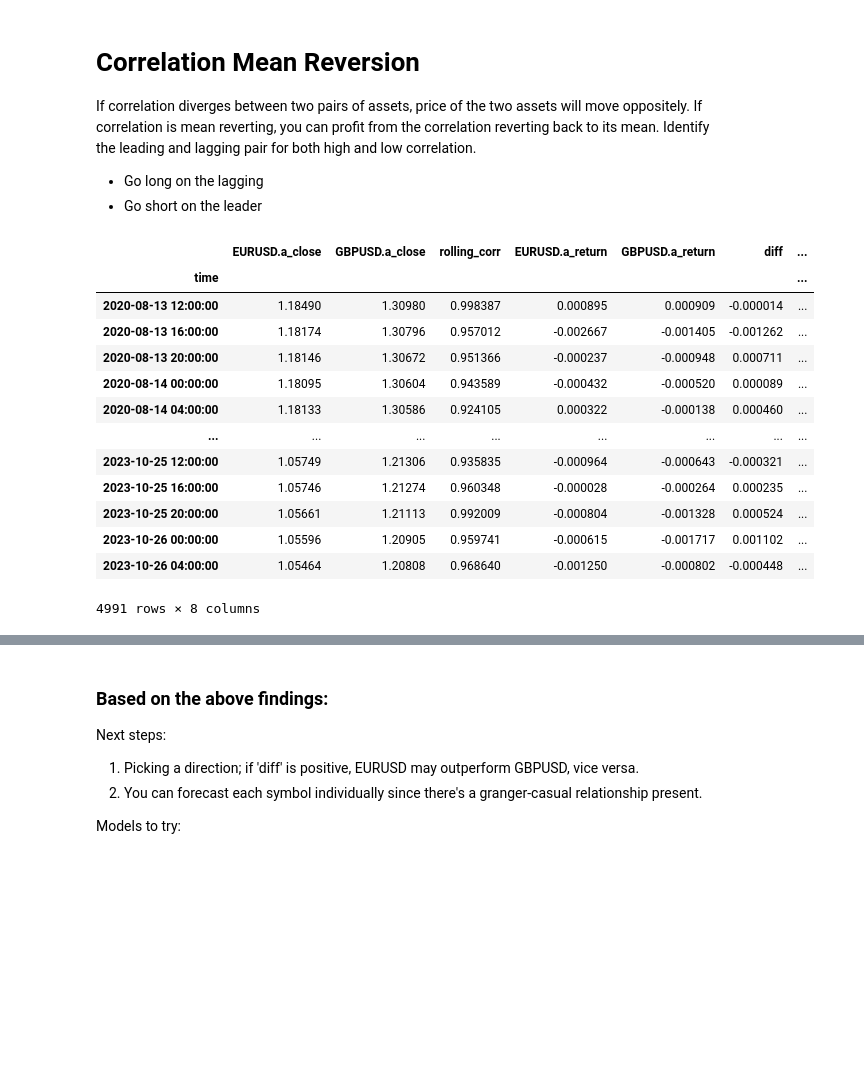
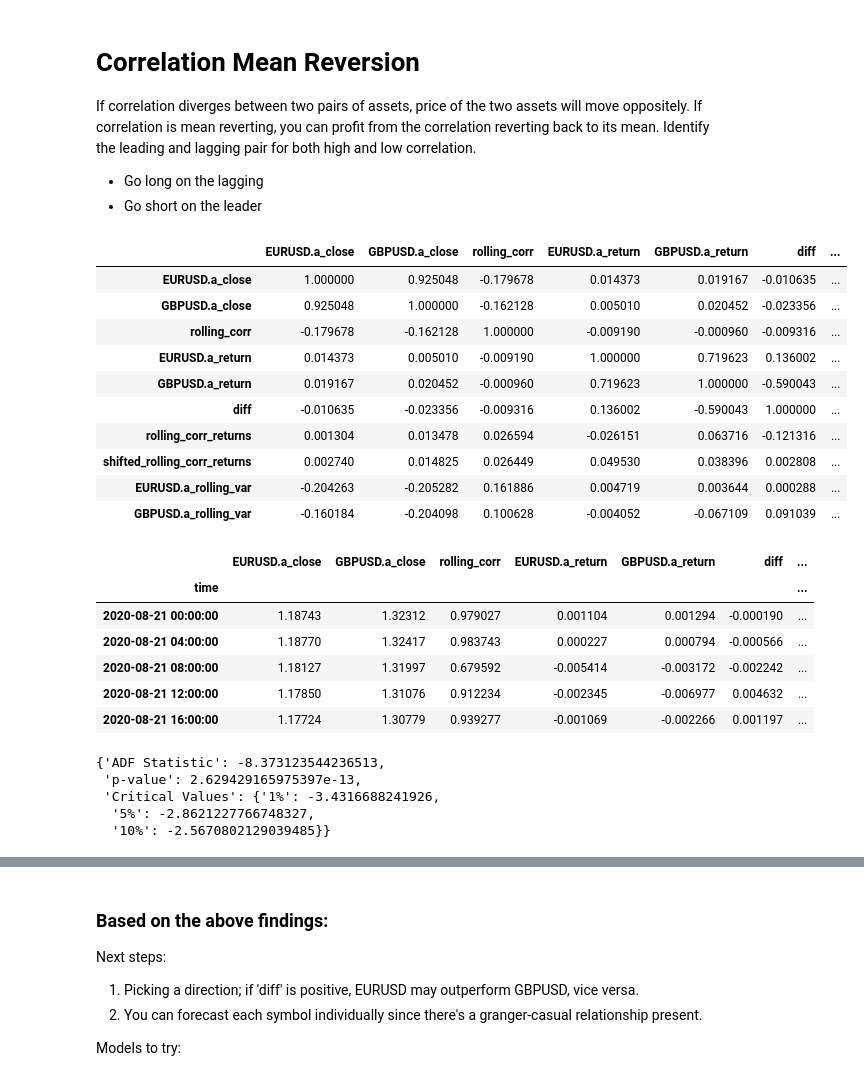
Before and after one commit to aliquid-novi/Strategies, a Jupyter notebook: lets get it/Mean Reversion Variations.ipynb, the cells around one changed output, grey strips where cells are left out. Drawn from its saved outputs; the diff is of its cells as text; code cells hidden in the pictures; blank space fills up the shorter version.

```diff
--- a/lets get it/Mean Reversion Variations.ipynb
+++ b/lets get it/Mean Reversion Variations.ipynb
@@ -50,22 +50,21 @@ def get_pair_correlations(symbol1, symbol2, window):
     combined_df['diff'] = combined_df[f'{s1}_return'] - combined_df[f'{s2}_return']
     combined_df['rolling_corr_returns'] = combined_df['rolling_corr'].rolling(window=window_size).corr(combined_df['diff'])
     combined_df['shifted_rolling_corr_returns'] = combined_df['rolling_corr_returns'].shift(1)
+    combined_df[f'{s1}_rolling_var'] = combined_df[f'{s1}_close'].rolling(window=3).var()
+    combined_df[f'{s2}_rolling_var'] = combined_df[f'{s2}_close'].rolling(window=3).var()
     return combined_df.dropna()
 # %%
 df = get_pair_correlations('EURUSD.a', 'GBPUSD.a', 5)
-df
+df.corr()
 # %% [output]
 |  | EURUSD.a_close | GBPUSD.a_close | rolling_corr | EURUSD.a_return | GBPUSD.a_return | diff | ... |
-| time |  |  |  |  |  |  | ... |
-| 2020-08-13 12:00:00 | 1.18490 | 1.30980 | 0.998387 | 0.000895 | 0.000909 | -0.000014 | ... |
-| 2020-08-13 16:00:00 | 1.18174 | 1.30796 | 0.957012 | -0.002667 | -0.001405 | -0.001262 | ... |
-| 2020-08-13 20:00:00 | 1.18146 | 1.30672 | 0.951366 | -0.000237 | -0.000948 | 0.000711 | ... |
-| 2020-08-14 00:00:00 | 1.18095 | 1.30604 | 0.943589 | -0.000432 | -0.000520 | 0.000089 | ... |
-| 2020-08-14 04:00:00 | 1.18133 | 1.30586 | 0.924105 | 0.000322 | -0.000138 | 0.000460 | ... |
-| ... | ... | ... | ... | ... | ... | ... | ... |
-| 2023-10-25 12:00:00 | 1.05749 | 1.21306 | 0.935835 | -0.000964 | -0.000643 | -0.000321 | ... |
-| 2023-10-25 16:00:00 | 1.05746 | 1.21274 | 0.960348 | -0.000028 | -0.000264 | 0.000235 | ... |
-| 2023-10-25 20:00:00 | 1.05661 | 1.21113 | 0.992009 | -0.000804 | -0.001328 | 0.000524 | ... |
-| 2023-10-26 00:00:00 | 1.05596 | 1.20905 | 0.959741 | -0.000615 | -0.001717 | 0.001102 | ... |
-| 2023-10-26 04:00:00 | 1.05464 | 1.20808 | 0.968640 | -0.001250 | -0.000802 | -0.000448 | ... |
+| EURUSD.a_close | 1.000000 | 0.925048 | -0.179678 | 0.014373 | 0.019167 | -0.010635 | ... |
+| GBPUSD.a_close | 0.925048 | 1.000000 | -0.162128 | 0.005010 | 0.020452 | -0.023356 | ... |
+| rolling_corr | -0.179678 | -0.162128 | 1.000000 | -0.009190 | -0.000960 | -0.009316 | ... |
+| EURUSD.a_return | 0.014373 | 0.005010 | -0.009190 | 1.000000 | 0.719623 | 0.136002 | ... |
+| GBPUSD.a_return | 0.019167 | 0.020452 | -0.000960 | 0.719623 | 1.000000 | -0.590043 | ... |
+| diff | -0.010635 | -0.023356 | -0.009316 | 0.136002 | -0.590043 | 1.000000 | ... |
+| rolling_corr_returns | 0.001304 | 0.013478 | 0.026594 | -0.026151 | 0.063716 | -0.121316 | ... |
+| shifted_rolling_corr_returns | 0.002740 | 0.014825 | 0.026449 | 0.049530 | 0.038396 | 0.002808 | ... |
+| EURUSD.a_rolling_var | -0.204263 | -0.205282 | 0.161886 | 0.004719 | 0.003644 | 0.000288 | ... |
+| GBPUSD.a_rolling_var | -0.160184 | -0.204098 | 0.100628 | -0.004052 | -0.067109 | 0.091039 | ... |
-4991 rows × 8 columns
@@ -72 +73,19 @@ df
+# %%
+df.head()
+# %% [output]
+|  | EURUSD.a_close | GBPUSD.a_close | rolling_corr | EURUSD.a_return | GBPUSD.a_return | diff | ... |
+| time |  |  |  |  |  |  | ... |
+| 2020-08-21 00:00:00 | 1.18743 | 1.32312 | 0.979027 | 0.001104 | 0.001294 | -0.000190 | ... |
+| 2020-08-21 04:00:00 | 1.18770 | 1.32417 | 0.983743 | 0.000227 | 0.000794 | -0.000566 | ... |
+| 2020-08-21 08:00:00 | 1.18127 | 1.31997 | 0.679592 | -0.005414 | -0.003172 | -0.002242 | ... |
+| 2020-08-21 12:00:00 | 1.17850 | 1.31076 | 0.912234 | -0.002345 | -0.006977 | 0.004632 | ... |
+| 2020-08-21 16:00:00 | 1.17724 | 1.30779 | 0.939277 | -0.001069 | -0.002266 | 0.001197 | ... |
+# %%
+adf_test(df['EURUSD.a_rolling_var'])
+# %% [output]
+{'ADF Statistic': -8.373123544236513,
+ 'p-value': 2.629429165975397e-13,
+ 'Critical Values': {'1%': -3.4316688241926,
+  '5%': -2.8621227766748327,
+  '10%': -2.5670802129039485}}
 # %%
```
Also changed, not shown: parts of 17 cells of this notebook, 6 other files.
